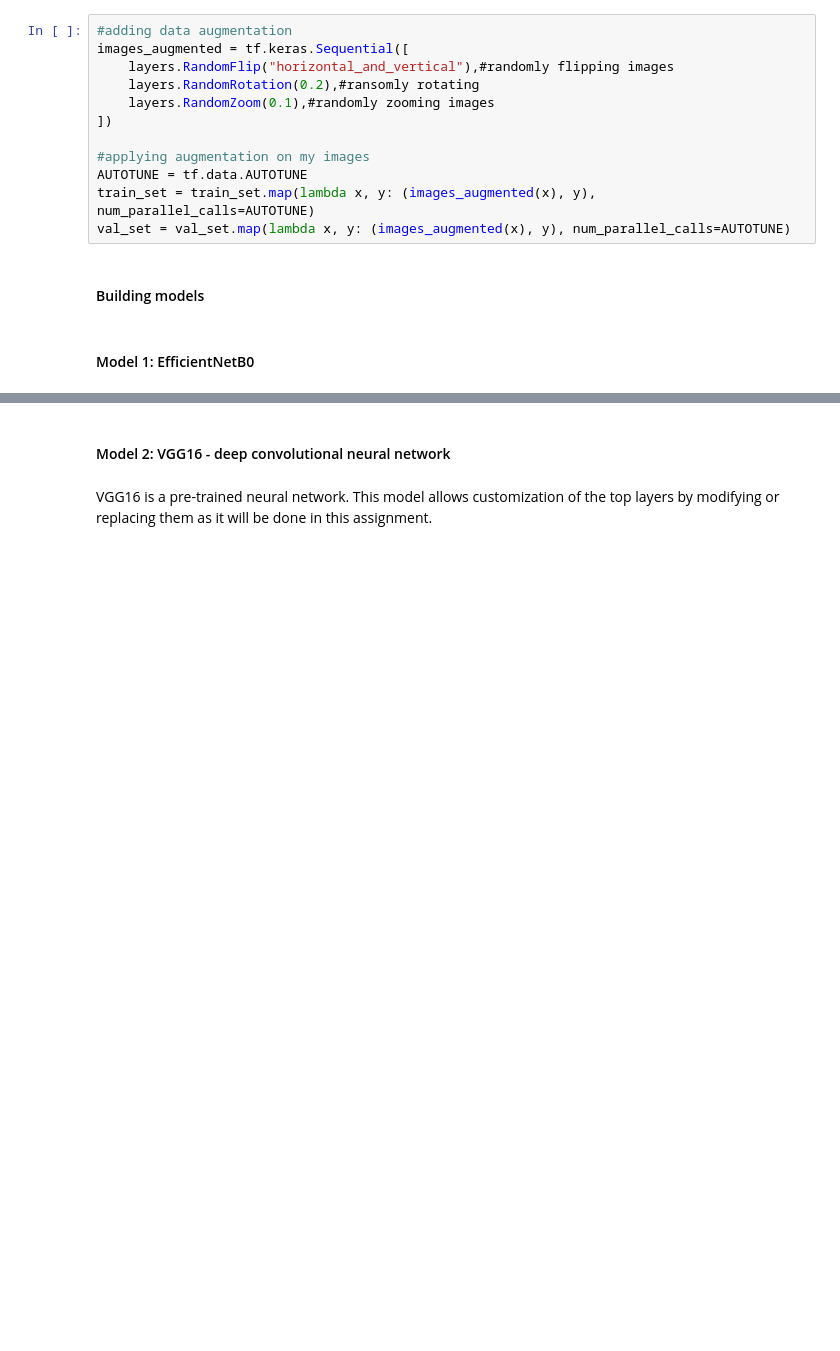
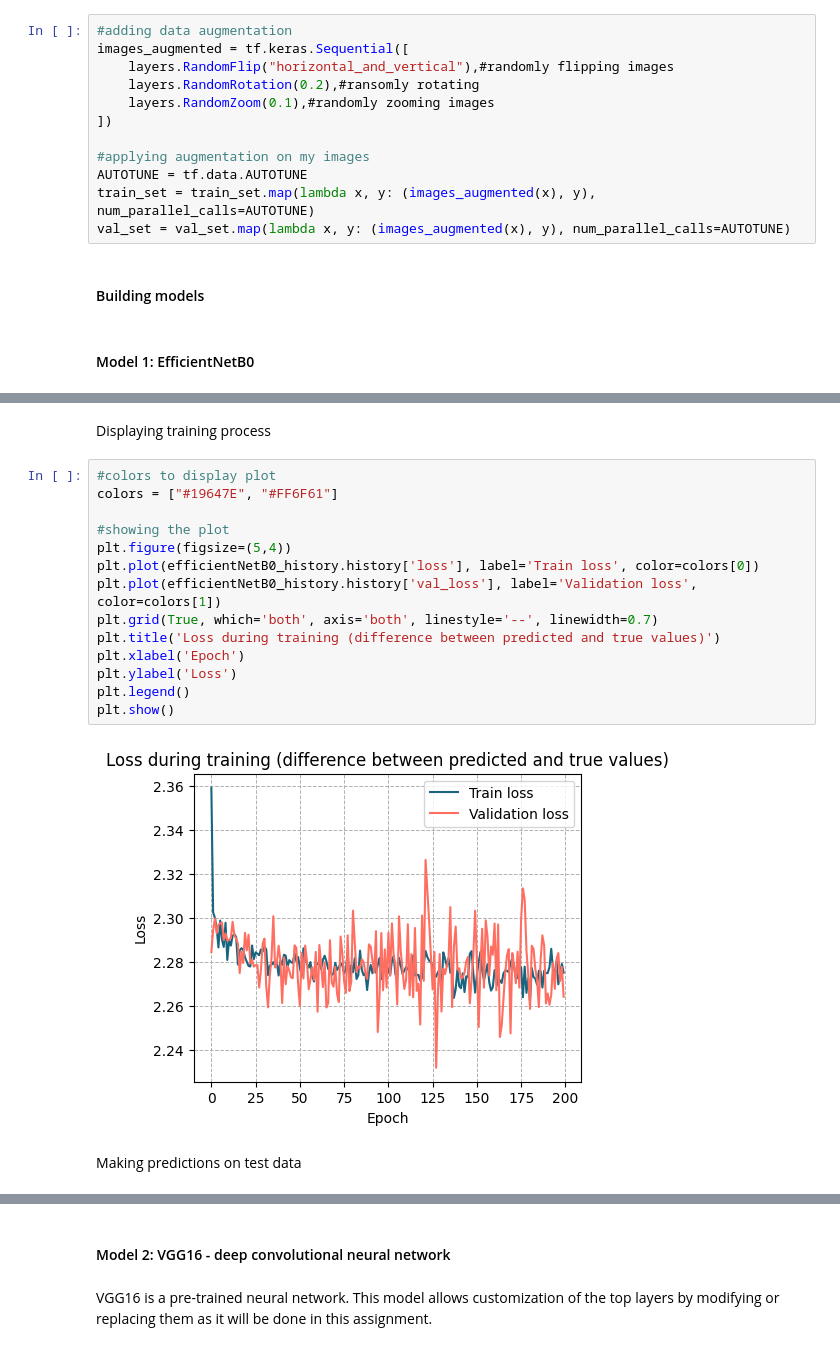
Before and after one commit to dalimvc/Image-clasification, a Jupyter notebook: DM24-MPrject-Code-b21dalmi.ipynb, the cells around one changed output, grey strips where cells are left out. Cells and saved outputs as stored; diff of their text form; blank space fills up the shorter version.

```diff
--- a/DM24-MPrject-Code-b21dalmi.ipynb
+++ b/DM24-MPrject-Code-b21dalmi.ipynb
@@ -163,0 +217,20 @@ val_set = val_set.map(lambda x, y: (images_augmented(x), y), num_parallel_calls=
+# %% [markdown]
+Displaying training process
+# %%
+#colors to display plot
+colors = ["#19647E", "#FF6F61"]
+
+#showing the plot
+plt.figure(figsize=(5,4))
+plt.plot(efficientNetB0_history.history['loss'], label='Train loss', color=colors[0])
+plt.plot(efficientNetB0_history.history['val_loss'], label='Validation loss', color=colors[1])
+plt.grid(True, which='both', axis='both', linestyle='--', linewidth=0.7)
+plt.title('Loss during training (difference between predicted and true values)')
+plt.xlabel('Epoch')
+plt.ylabel('Loss')
+plt.legend()
+plt.show()
+# %% [output]
+[figure, added]
+# %% [markdown]
+Making predictions on test data
```
Also changed, not shown: parts of 21 cells of this notebook.
